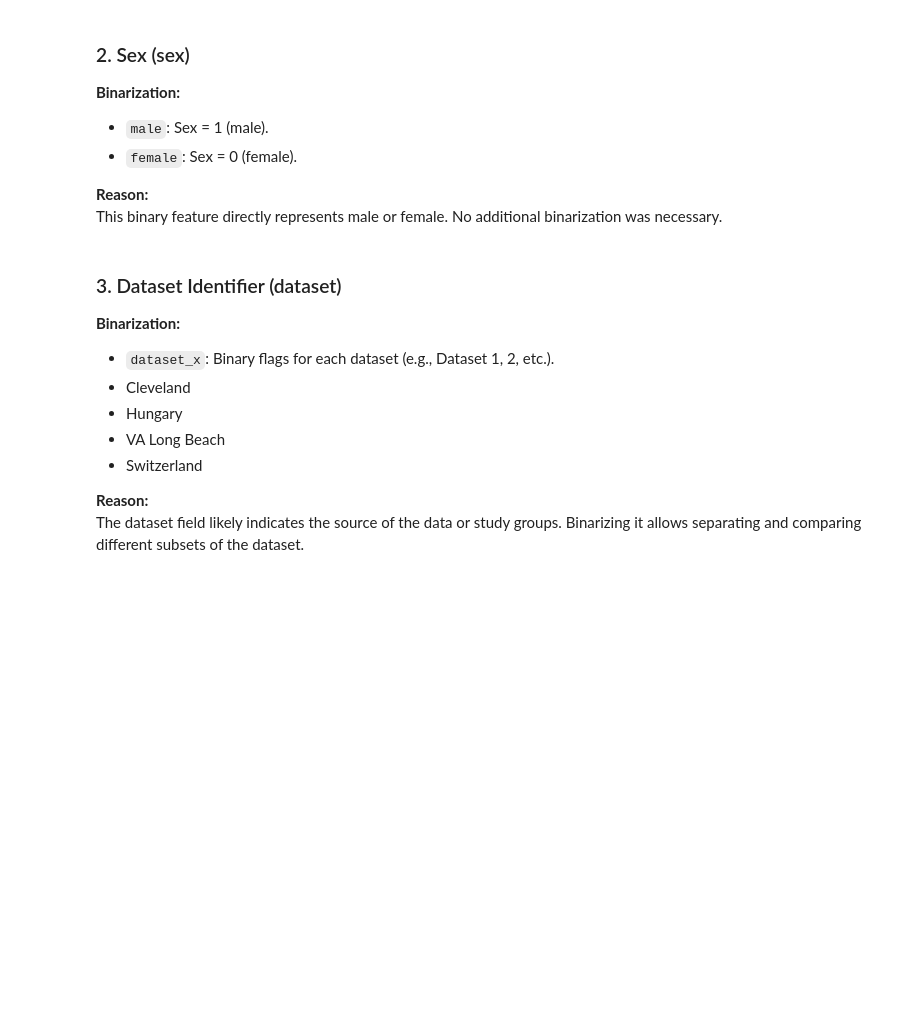
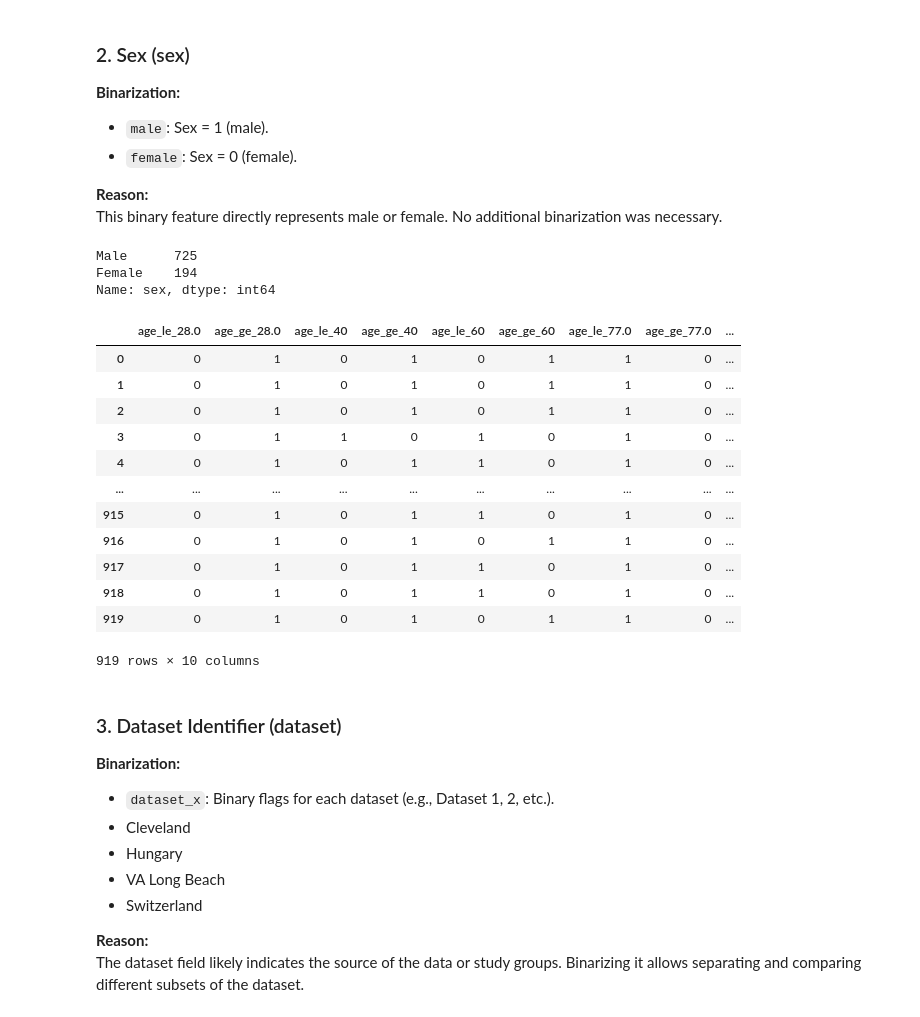
Before and after one commit to VivakaNand/LazyFCA_BigProject_OSDA_HA3, a Jupyter notebook: Binarized_Data_LazyFCA_BigPtoject.ipynb, the cells around one changed output. Cells and saved outputs as stored; diff of their text form; code cells hidden in the pictures; blank space fills up the shorter version.

```diff
--- a/Binarized_Data_LazyFCA_BigPtoject.ipynb
+++ b/Binarized_Data_LazyFCA_BigPtoject.ipynb
@@ -238,0 +334,6 @@ dtype: int64
+# %%
+#remove this row
+df = df[df['trestbps'] != 0]
+
+#check the dataset info
+df.info()
@@ -260,7 +379,7 @@ These thresholds correspond to common groupings used in medical studies to analy
 # 1. Binarizing 'age' with thresholds
 min_age = df['age'].min()
 max_age = df['age'].max()
-age_thresholds = [min_age, 20, 40, 60, max_age]
+age_thresholds = [min_age, 40, 60, max_age]
 for threshold in age_thresholds:
-    df_binarized[f'age_le_{threshold}'] = df['age'] <= threshold
-    df_binarized[f'age_ge_{threshold}'] = df['age'] >= threshold
+    df_binarized[f'age_le_{threshold}'] = (df['age'] <= threshold).astype(int)
+    df_binarized[f'age_ge_{threshold}'] = (df['age'] >= threshold).astype(int)
@@ -273,10 +408,32 @@ for threshold in age_thresholds:
 
 **Reason:**
 This binary feature directly represents male or female. No additional binarization was necessary.
+# %%
+df['sex'].value_counts()
+# %% [output]
+Male      725
+Female    194
+Name: sex, dtype: int64
 # %%
 # 2. Binarizing 'sex' (1 for male, 0 for female)
-df_binarized['sex_male'] = df['sex'] == 'male'
-df_binarized['sex_female'] = df['sex'] == 'female'
+df_binarized['sex_male'] = (df['sex'] == 'Male').astype(int)
+df_binarized['sex_female'] = (df['sex'] == 'Female').astype(int)
+# %%
+df_binarized
+# %% [output]
+|  | age_le_28.0 | age_ge_28.0 | age_le_40 | age_ge_40 | age_le_60 | age_ge_60 | age_le_77.0 | age_ge_77.0 | ... |
+| 0 | 0 | 1 | 0 | 1 | 0 | 1 | 1 | 0 | ... |
+| 1 | 0 | 1 | 0 | 1 | 0 | 1 | 1 | 0 | ... |
+| 2 | 0 | 1 | 0 | 1 | 0 | 1 | 1 | 0 | ... |
+| 3 | 0 | 1 | 1 | 0 | 1 | 0 | 1 | 0 | ... |
+| 4 | 0 | 1 | 0 | 1 | 1 | 0 | 1 | 0 | ... |
+| ... | ... | ... | ... | ... | ... | ... | ... | ... | ... |
+| 915 | 0 | 1 | 0 | 1 | 1 | 0 | 1 | 0 | ... |
+| 916 | 0 | 1 | 0 | 1 | 0 | 1 | 1 | 0 | ... |
+| 917 | 0 | 1 | 0 | 1 | 1 | 0 | 1 | 0 | ... |
+| 918 | 0 | 1 | 0 | 1 | 1 | 0 | 1 | 0 | ... |
+| 919 | 0 | 1 | 0 | 1 | 0 | 1 | 1 | 0 | ... |
+919 rows × 10 columns
 # %% [markdown]
 ### 3. Dataset Identifier (dataset)
 
```
Also changed, not shown: parts of 66 cells of this notebook.
